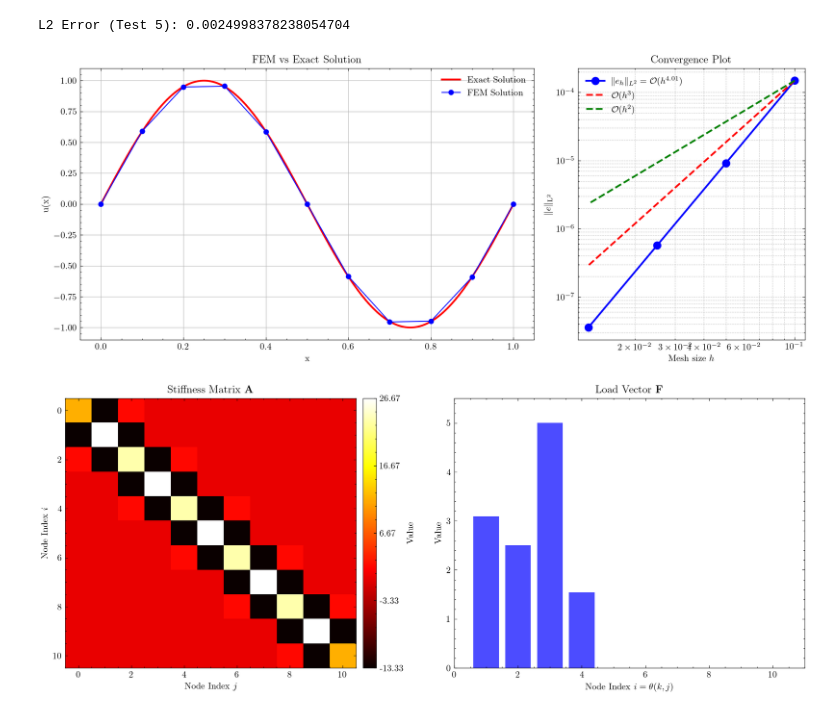
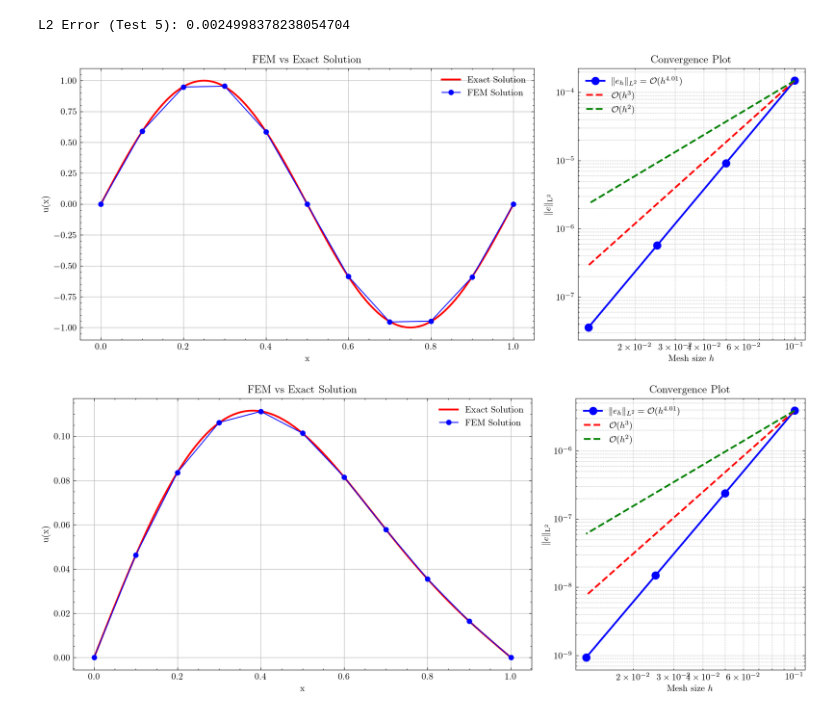
Before and after one commit to TrymSaether/TMA4212-Project-2-FEM, a Jupyter notebook: main.ipynb, the cells around one changed output. Cells and saved outputs as stored; diff of their text form; code cells hidden in the pictures.

```diff
--- a/main.ipynb
+++ b/main.ipynb
@@ -21,8 +25,18 @@ solver2.assemble()
 solver2.solve()
 print("L2 Error (Test 5):", solver2.L2_error())
 solver2.plot(fine_mesh=200, name='2')
-solver2.plot_stiffness_matrix_and_load_vector()
 # %% [output]
 L2 Error (Test 5): 0.0024998378238054704
 [figure]
-[figure, removed]
+# %%
+
+def u_exact_test4(x):
+    return (1.0 / (np.pi**2)) * np.sin(np.pi * x) + (1.0 / (4 * np.pi**2)) * np.sin(2 * np.pi * x)
+def f_test4(x):
+    return np.sin(np.pi * x) + np.sin(2 * np.pi * x)
+solver4 = FEMPoissonSolver(M=5, f=f_test4, exact=u_exact_test4)
+solver4.assemble()
+solver4.solve()
+solver4.plot(fine_mesh=200, name='4')
+# %% [output]
+[figure, added]
```
Also changed, not shown: parts of 4 cells of this notebook, 9 other files.
